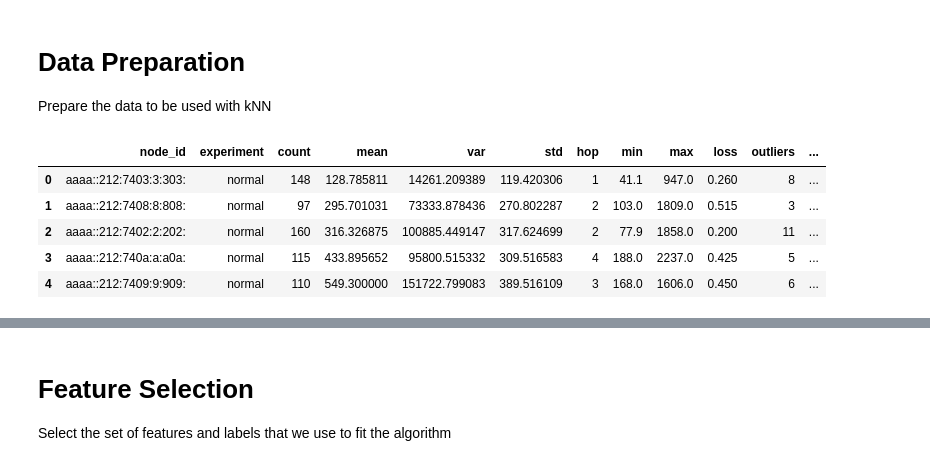
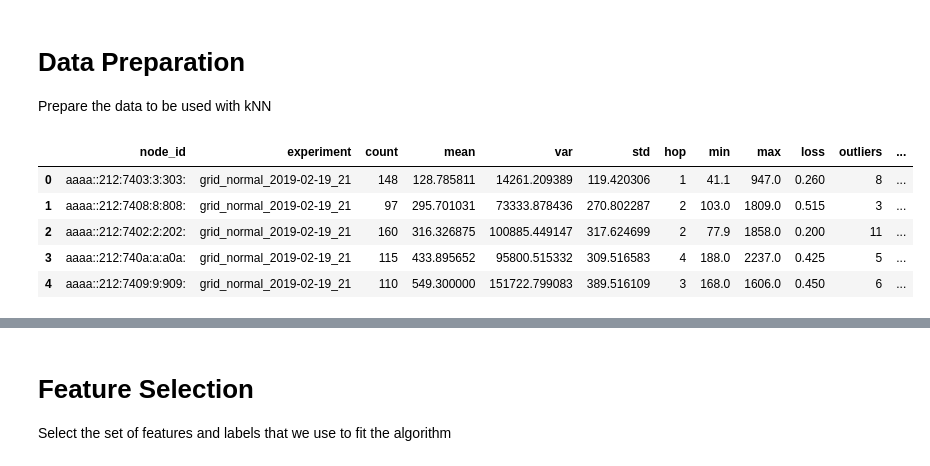
Before and after one commit to ichatz/iot-netprofiler, a Jupyter notebook: cooja3-16nodes/3 Classes Classification.ipynb, the cells around one changed output, grey strips where cells are left out. Drawn from its saved outputs; the diff is of its cells as text; code cells hidden in the pictures.

```diff
--- a/cooja3-16nodes/3 Classes Classification.ipynb
+++ b/cooja3-16nodes/3 Classes Classification.ipynb
@@ -32,39 +32,39 @@ win_100_stats = None
 
 for row in plots:
     label = 'Normal'
-    experiment = row[0].split('/')[1]
+    experiment = row[1]
 
     # Assign a label
-    if row[0].find('gh') >= 0:
+    if row[1].find('gh') >= 0:
         label = 'Gray Hole'
-    elif row[0].find('bh') >= 0:
+    elif row[1].find('bh') >= 0:
         label = 'Black Hole'
     nodes, packets_node = trace_analysis.process_cooja2_traces(row[0], row[1])
 
     # Update stats
     if stats is None:
         stats = trace_statistics.compute_labeled_statistics(nodes, packets_node, label, experiment)
         win_25_stats = trace_statistics.compute_window_labeled_statistics(nodes, packets_node, label, experiment, 25)
         win_50_stats = trace_statistics.compute_window_labeled_statistics(nodes, packets_node, label, experiment, 50)
         win_100_stats = trace_statistics.compute_window_labeled_statistics(nodes, packets_node, label, experiment, 100)
     else:
         stats = pd.concat([stats, trace_statistics.compute_labeled_statistics(nodes, packets_node, label, experiment)])
         win_25_stats = pd.concat([win_25_stats, trace_statistics.compute_window_labeled_statistics(nodes, packets_node, label, experiment, 25)])
         win_50_stats = pd.concat([win_50_stats, trace_statistics.compute_window_labeled_statistics(nodes, packets_node, label, experiment, 50)])
         win_100_stats = pd.concat([win_100_stats, trace_statistics.compute_window_labeled_statistics(nodes, packets_node, label, experiment, 100)])
 
 stats = stats.reset_index(drop=True)
 win_25_stats = win_25_stats.reset_index(drop=True)
 win_50_stats = win_50_stats.reset_index(drop=True)
 win_100_stats = win_100_stats.reset_index(drop=True)
 
 # Create a dictionary containing all the statistics for each trace size
 trace_stats = {200: stats, 25: win_25_stats, 50: win_50_stats, 100: win_100_stats}
 stats.head(5)
 # %% [output]
 |  | node_id | experiment | count | mean | var | std | hop | min | max | loss | outliers | ... |
-| 0 | aaaa::212:7403:3:303: | normal | 148 | 128.785811 | 14261.209389 | 119.420306 | 1 | 41.1 | 947.0 | 0.260 | 8 | ... |
-| 1 | aaaa::212:7408:8:808: | normal | 97 | 295.701031 | 73333.878436 | 270.802287 | 2 | 103.0 | 1809.0 | 0.515 | 3 | ... |
-| 2 | aaaa::212:7402:2:202: | normal | 160 | 316.326875 | 100885.449147 | 317.624699 | 2 | 77.9 | 1858.0 | 0.200 | 11 | ... |
-| 3 | aaaa::212:740a:a:a0a: | normal | 115 | 433.895652 | 95800.515332 | 309.516583 | 4 | 188.0 | 2237.0 | 0.425 | 5 | ... |
-| 4 | aaaa::212:7409:9:909: | normal | 110 | 549.300000 | 151722.799083 | 389.516109 | 3 | 168.0 | 1606.0 | 0.450 | 6 | ... |
+| 0 | aaaa::212:7403:3:303: | grid_normal_2019-02-19_21 | 148 | 128.785811 | 14261.209389 | 119.420306 | 1 | 41.1 | 947.0 | 0.260 | 8 | ... |
+| 1 | aaaa::212:7408:8:808: | grid_normal_2019-02-19_21 | 97 | 295.701031 | 73333.878436 | 270.802287 | 2 | 103.0 | 1809.0 | 0.515 | 3 | ... |
+| 2 | aaaa::212:7402:2:202: | grid_normal_2019-02-19_21 | 160 | 316.326875 | 100885.449147 | 317.624699 | 2 | 77.9 | 1858.0 | 0.200 | 11 | ... |
+| 3 | aaaa::212:740a:a:a0a: | grid_normal_2019-02-19_21 | 115 | 433.895652 | 95800.515332 | 309.516583 | 4 | 188.0 | 2237.0 | 0.425 | 5 | ... |
+| 4 | aaaa::212:7409:9:909: | grid_normal_2019-02-19_21 | 110 | 549.300000 | 151722.799083 | 389.516109 | 3 | 168.0 | 1606.0 | 0.450 | 6 | ... |
```
Also changed, not shown: parts of 34 cells of this notebook, 7 other files.
